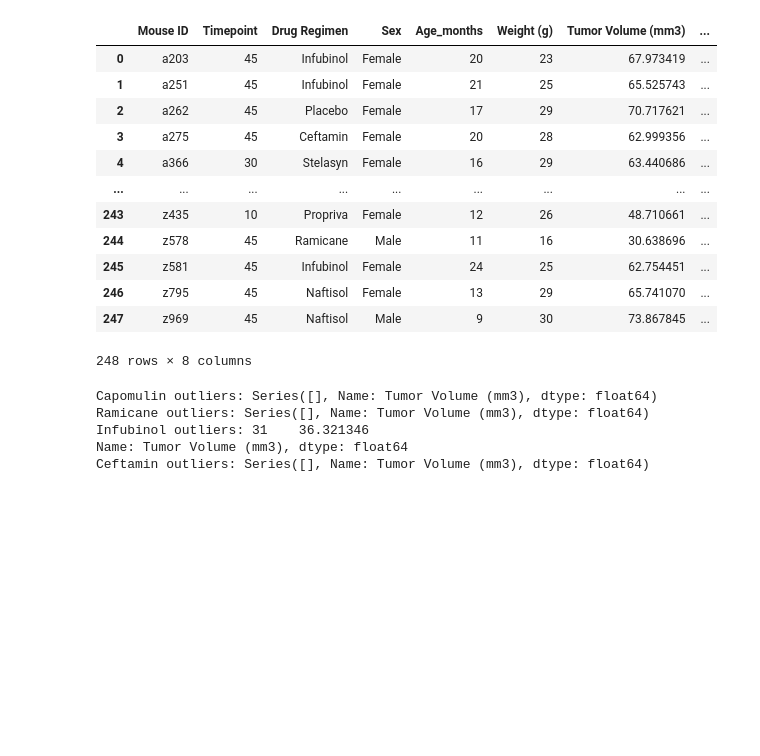
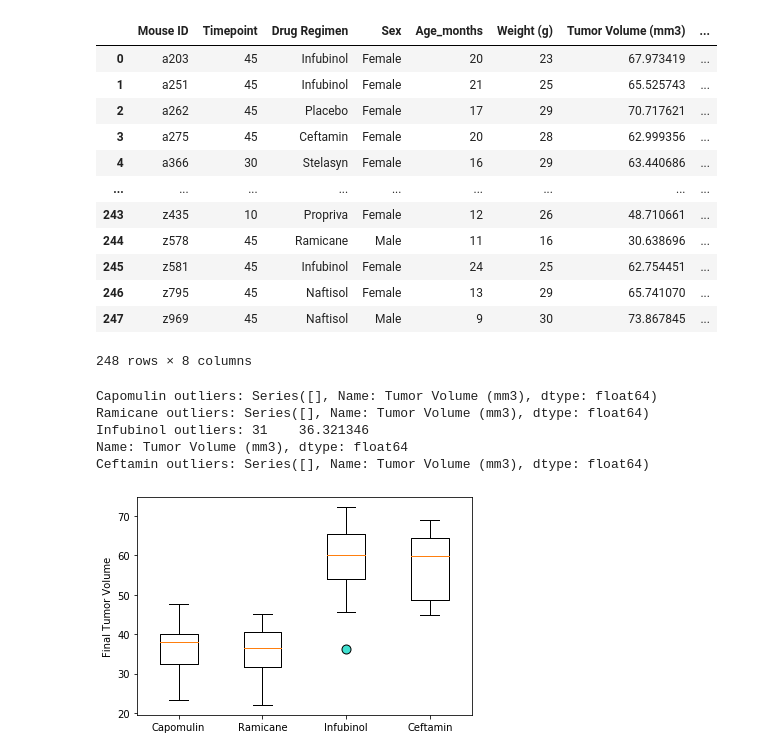
Before and after one commit to anniid/matplotlib_challenge, a Jupyter notebook: main.ipynb, the cells around one changed output. Cells and saved outputs as stored; diff of their text form; code cells hidden in the pictures; blank space fills up the shorter version.

```diff
--- a/main.ipynb
+++ b/main.ipynb
@@ -196,5 +199,10 @@ Ceftamin outliers: Series([], Name: Tumor Volume (mm3), dtype: float64)
 # %%
-#Using Matplotlib, generate a box and whisker plot of the final tumor volume for all four treatment regimens
+# Generate a box plot of the final tumor volume of each mouse across four regimens of interest
 #and highlight any potential outliers in the plot by changing their color and style.
-
 # All four box plots should be within the same figure.
+outlier_highlight=dict(markerfacecolor='turquoise',markersize=9)
+plt.boxplot(tumor_max_vol_list, labels=promising_drugs, flierprops=outlier_highlight)
+plt.ylabel('Final Tumor Volume')
+plt.show()
+# %% [output]
+[figure, added]
```
Also changed, not shown: parts of 7 cells of this notebook.
